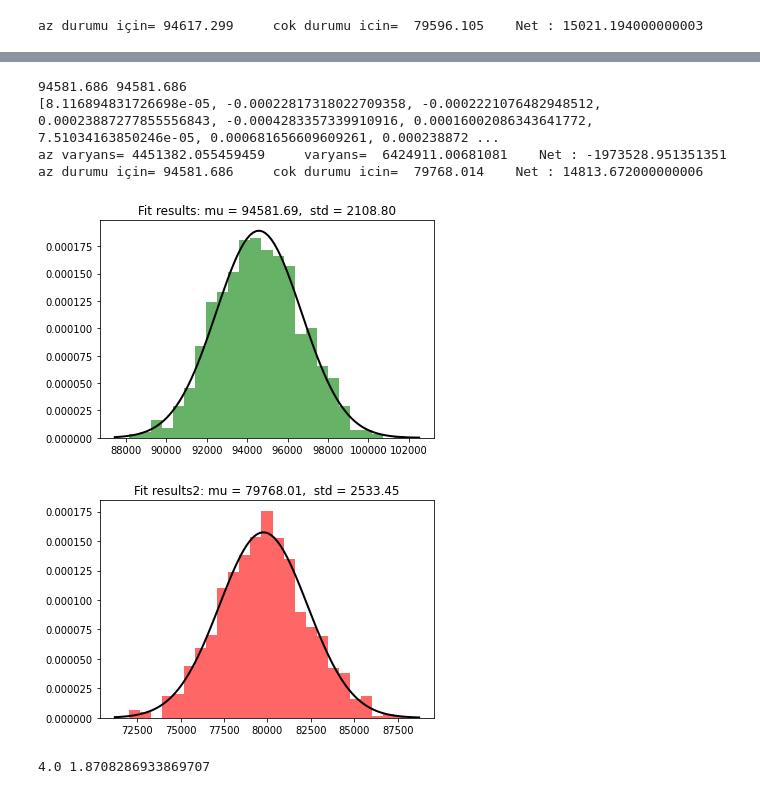
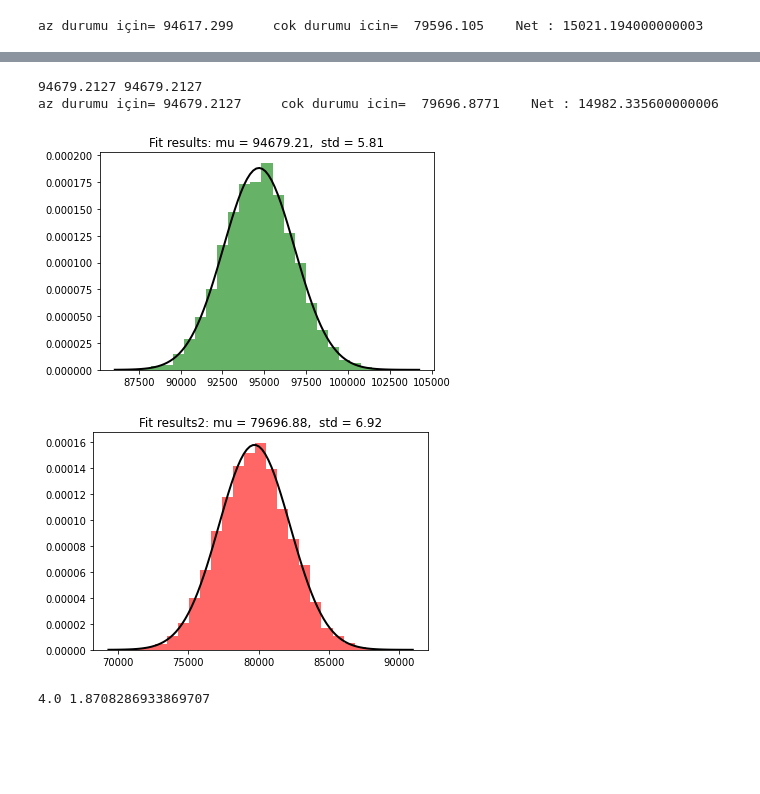
Before and after one commit to sametgumus212/Python, a Jupyter notebook: MC_pastane_sorusu.ipynb, the cells around one changed output, grey strips where cells are left out. Saved outputs shown, nothing was run; the diff lists cells and outputs as text; code cells hidden in the pictures; blank space fills up the shorter version.

```diff
--- a/MC_pastane_sorusu.ipynb
+++ b/MC_pastane_sorusu.ipynb
@@ -165,7 +164,7 @@ def MC_anaprogram2(n,az,cok):  # n = durum sayısı    ....az = üretilmek isten
   m2=Tmc2/n
   c2=m2
   zhesap(mc1)
-  print("az varyans=",sd1,"    varyans= ",sd2, "   Net :",sd1-sd2)
+  #print("az varyans=",sd1,"    varyans= ",sd2, "   Net :",sd1-sd2)
   print("az durumu için=",c1,"    cok durumu icin= ",c2, "   Net :",c1-c2)
 
   data = norm.rvs(mc1)
@@ -181,7 +180,7 @@ def MC_anaprogram2(n,az,cok):  # n = durum sayısı    ....az = üretilmek isten
   x = np.linspace(xmin, xmax, 100)
   p = norm.pdf(x, mu, std)
   plt.plot(x, p, 'k', linewidth=2)
-  title = "Fit results: mu = %.2f,  std = %.2f" % (mu, std)
+  title = "Fit results: mu = %.2f,  std = %.2f" % (mu, std/365)
   plt.title(title)
 
   plt.show()
@@ -200,7 +199,7 @@ def MC_anaprogram2(n,az,cok):  # n = durum sayısı    ....az = üretilmek isten
   x2 = np.linspace(xmin2, xmax2, 100)
   p2 = norm.pdf(x2, mu2, std2)
   plt.plot(x2, p2, 'k', linewidth=2)
-  title2 = "Fit results2: mu = %.2f,  std = %.2f" % (mu2, std2)
+  title2 = "Fit results2: mu = %.2f,  std = %.2f" % (mu2, std2/365)
   plt.title(title2)
 
   plt.show()
@@ -233,12 +228,10 @@ az durumu için= 94606.985     cok durumu icin=  79759.023    Net : 14847.962
 # %%
-MC_anaprogram2(1000,25,30)
+MC_anaprogram2(10000,25,30)
 # %% [output]
-94581.686 94581.686
-[8.116894831726698e-05, -0.00022817318022709358, -0.0002221076482948512, 0.00023887277855556843, -0.0004283357339910916, 0.00016002086343641772, 7.51034163850246e-05, 0.000681656609609261, 0.000238872 ...
-az varyans= 4451382.055459459     varyans=  6424911.00681081    Net : -1973528.951351351
-az durumu için= 94581.686     cok durumu icin=  79768.014    Net : 14813.672000000006
+94679.2127 94679.2127
+az durumu için= 94679.2127     cok durumu icin=  79696.8771    Net : 14982.335600000006
-[figure, old version]
+[figure, new version]
-[figure, old version]
+[figure, new version]
 # %%
 #sadece anaprogram kullanılarak yapılan 5 denemede az durumu (91514 - 97994)  çok durumu ise (78513 -81266) aralıklarında random sayılar üretti.
 #ana programda yapılan her bir denemede farklı sonuçlar elde edilince bu aralığı dahada netleştirmek adına monte carlo yöntemi uygulayıp Net kar-zarar durumunun ortaya çıkarılmaya çalışıldı.
```
Also changed, not shown: parts of 9 cells of this notebook.
